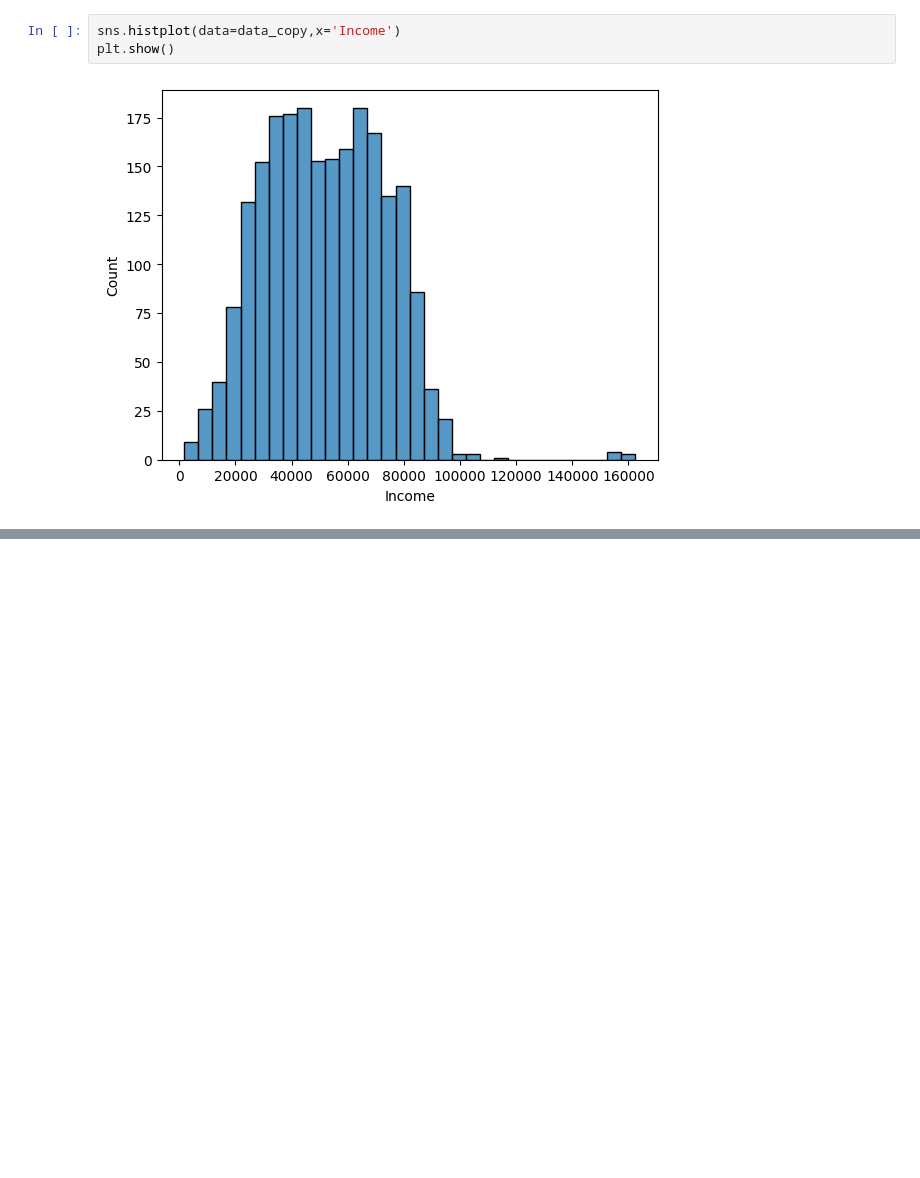
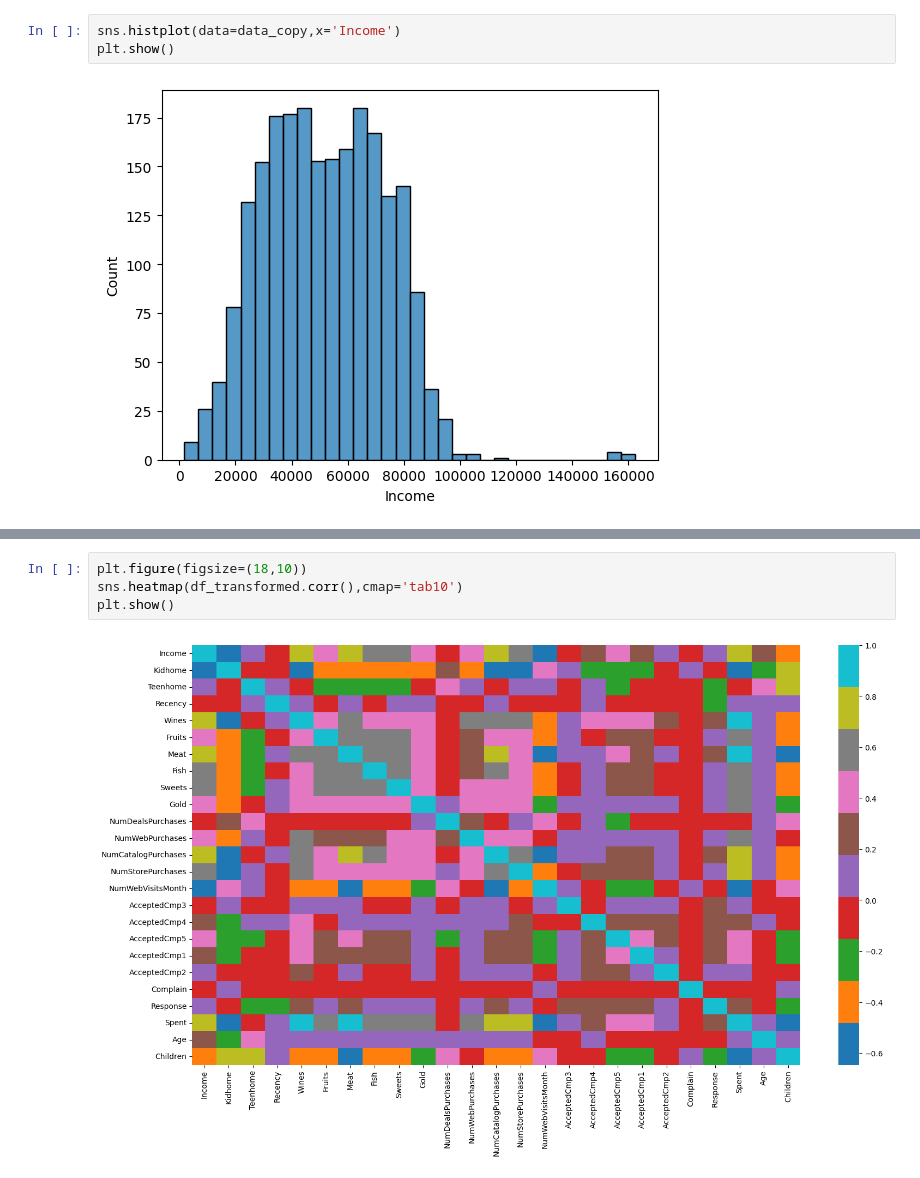
Before and after one commit to giraljv/Customer_personality_project, a Jupyter notebook: customer.ipynb, the cells around one changed output, grey strips where cells are left out. Cells and saved outputs as stored; diff of their text form; blank space fills up the shorter version.

```diff
--- a/customer.ipynb
+++ b/customer.ipynb
@@ -129,0 +230,6 @@ new_income_null
+# %%
+plt.figure(figsize=(18,10))
+sns.heatmap(df_transformed.corr(),cmap='tab10')
+plt.show()
+# %% [output]
+[figure, added]
```
Also changed, not shown: parts of 71 cells of this notebook.
